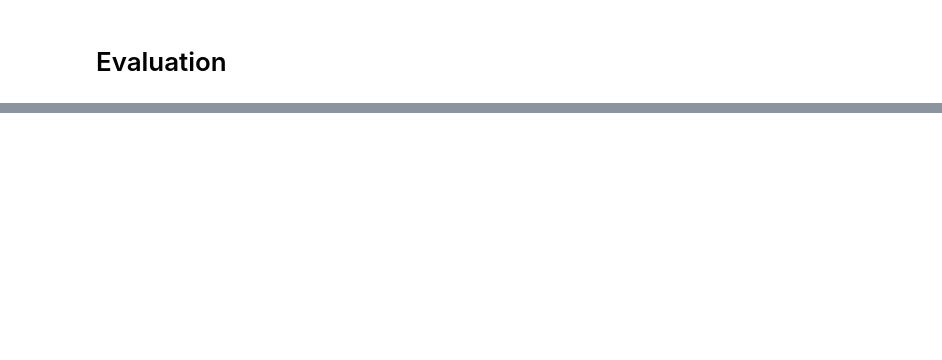
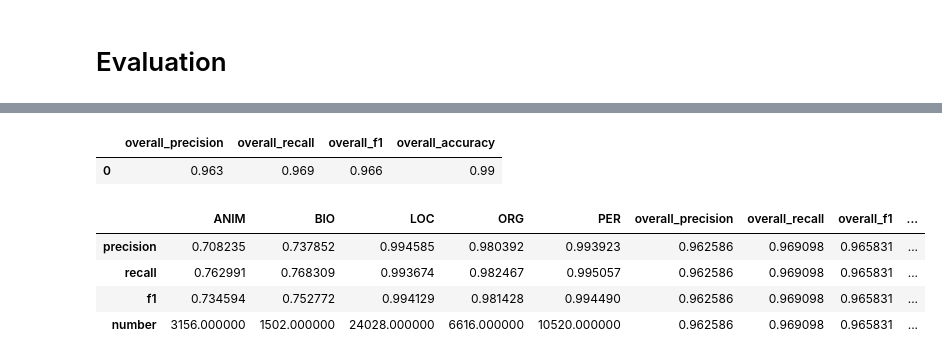
Before and after one commit to nicher92/rise_test_repo, a Jupyter notebook: rise.ipynb, the cells around one changed output, grey strips where cells are left out. Drawn from its saved outputs; the diff is of its cells as text; code cells hidden in the pictures; blank space fills up the shorter version.

```diff
--- a/rise.ipynb
+++ b/rise.ipynb
@@ -494,3 +604,6 @@ plt.show()
 # %%
-model = train_model(best_config, model, training_dataset, evaluation_dataset, hyperparameter=False)
+#model = init_model(training_dataset, model_name, tokenizer, device)
+
+
+model, t_loss, e_loss = train_model(best_hyperparameters, model, training_dataset, evaluation_dataset, hyperparameter_search=False)
 # %% [output]
@@ -557,0 +684,19 @@ plt.show()
+# %%
+
+seqeval = evaluate.load('seqeval')
+# %%
+
+# Because we went integer => integer mapping, we need to reverse this before integer to string to map to the original dict
+def mapper(predictions, inverse_label_mapping):
+    return [[inverse_label_mapping.get(label_id, 0) for label_id in pred_list] for pred_list in predictions]
+
+mapped_preds = mapper(preds, INVERSE_LABEL_MAPPING)
+mapped_labels = mapper(labels, INVERSE_LABEL_MAPPING)
+
+evals = seqeval.compute(
+                predictions=[[itos[x] for x in sublist] for sublist in mapped_preds],
+                references=[[itos[x] for x in sublist] for sublist in mapped_labels],
+                mode="strict"
+)
+
+evals
@@ -557,0 +731,15 @@ plt.show()
+# %%
+overall_df = pd.DataFrame({k:v for k,v in evals.items() if k.startswith("overall")}, index=[0]).round(3)
+overall_df
+# %% [output]
+|  | overall_precision | overall_recall | overall_f1 | overall_accuracy |
+| 0 | 0.963 | 0.969 | 0.966 | 0.99 |
+# %%
+import pandas as pd
+pd.DataFrame(evals)
+# %% [output]
+|  | ANIM | BIO | LOC | ORG | PER | overall_precision | overall_recall | overall_f1 | ... |
+| precision | 0.708235 | 0.737852 | 0.994585 | 0.980392 | 0.993923 | 0.962586 | 0.969098 | 0.965831 | ... |
+| recall | 0.762991 | 0.768309 | 0.993674 | 0.982467 | 0.995057 | 0.962586 | 0.969098 | 0.965831 | ... |
+| f1 | 0.734594 | 0.752772 | 0.994129 | 0.981428 | 0.994490 | 0.962586 | 0.969098 | 0.965831 | ... |
+| number | 3156.000000 | 1502.000000 | 24028.000000 | 6616.000000 | 10520.000000 | 0.962586 | 0.969098 | 0.965831 | ... |
```
Also changed, not shown: parts of 25 cells of this notebook, 9 other files.
